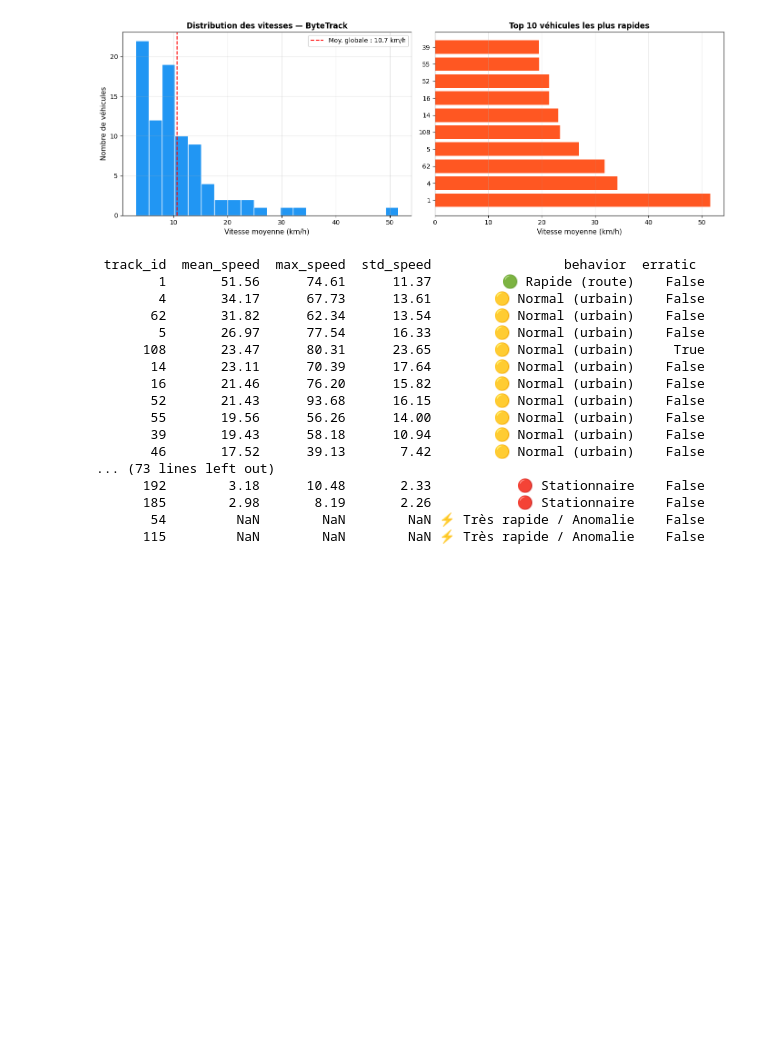
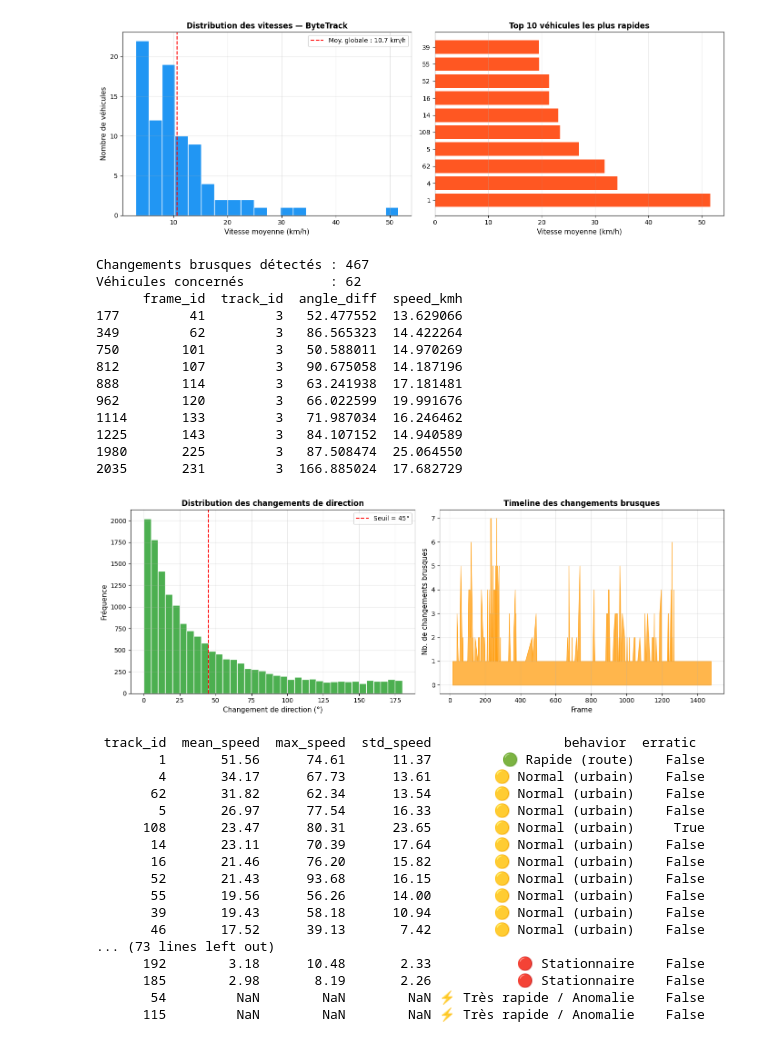
Before and after one commit to Usermer/deep-learning-universe, a Jupyter notebook: tracking_finetune.ipynb, the cells around one changed output. Saved outputs shown, nothing was run; the diff lists cells and outputs as text; code cells hidden in the pictures; blank space fills up the shorter version.

```diff
--- a/tracking_finetune.ipynb
+++ b/tracking_finetune.ipynb
@@ -887,6 +917,68 @@ plt.show()
 26        55       19.56      56.26      14.00
 21        39       19.43      58.18      10.94
 [figure]
+# %%
+# ── Analyse de mouvement — Changements brusques de direction ──────────────────
+ANGLE_THRESH_DEG = 45   # seuil : changement > 45° = brusque
+SPEED_MIN_PX_F   = 1.5  # ignorer les véhicules quasi-statiques
+
+# Angle du vecteur vitesse entre deux frames consécutives
+pred_df['angle'] = np.degrees(np.arctan2(pred_df['dy'], pred_df['dx']))
+pred_df['angle_diff'] = pred_df.groupby('track_id')['angle'].diff().abs()
+# Normaliser entre 0 et 180°
+pred_df['angle_diff'] = pred_df['angle_diff'].apply(
+    lambda a: min(a, 360 - a) if pd.notna(a) else np.nan
+)
+
+# Filtrer sur la vitesse minimale (éviter bruit sur véhicules lents)
+sudden_turns = pred_df[
+    (pred_df['angle_diff'] > ANGLE_THRESH_DEG) &
+    (pred_df['speed_px_f'] > SPEED_MIN_PX_F)
+].copy()
+
+print(f"Changements brusques détectés : {len(sudden_turns)}")
+print(f"Véhicules concernés           : {sudden_turns['track_id'].nunique()}")
+print(sudden_turns[['frame_id','track_id','angle_diff','speed_kmh']].head(10))
+
+# Visualisation — distribution des angles
+fig, axes = plt.subplots(1, 2, figsize=(14, 5))
+
+axes[0].hist(pred_df['angle_diff'].dropna(), bins=36, color='#4CAF50', edgecolor='white')
+axes[0].axvline(ANGLE_THRESH_DEG, color='red', linestyle='--',
+                label=f'Seuil = {ANGLE_THRESH_DEG}°')
+axes[0].set_xlabel('Changement de direction (°)', fontsize=11)
+axes[0].set_ylabel('Fréquence', fontsize=11)
+axes[0].set_title('Distribution des changements de direction', fontsize=12, fontweight='bold')
+axes[0].legend()
+axes[0].grid(alpha=0.3)
+
+# Événements par frame (timeline)
+events_per_frame = sudden_turns.groupby('frame_id').size()
+axes[1].fill_between(events_per_frame.index, events_per_frame.values,
+                     color='#FF9800', alpha=0.7)
+axes[1].set_xlabel('Frame', fontsize=11)
+axes[1].set_ylabel('Nb. de changements brusques', fontsize=11)
+axes[1].set_title('Timeline des changements brusques', fontsize=12, fontweight='bold')
+axes[1].grid(alpha=0.3)
+
+plt.tight_layout()
+plt.savefig('/content/motion_direction.png', dpi=150, bbox_inches='tight')
+plt.show()
+# %% [output]
+Changements brusques détectés : 467
+Véhicules concernés           : 62
+      frame_id  track_id  angle_diff  speed_kmh
+177         41         3   52.477552  13.629066
+349         62         3   86.565323  14.422264
+750        101         3   50.588011  14.970269
+812        107         3   90.675058  14.187196
+888        114         3   63.241938  17.181481
+962        120         3   66.022599  19.991676
+1114       133         3   71.987034  16.246462
+1225       143         3   84.107152  14.940589
+1980       225         3   87.508474  25.064550
+2035       231         3  166.885024  17.682729
+[figure, added]
 # %%
 def classify_vehicle_behavior(row):
     if row['mean_speed'] < 5:
```
Also changed, not shown: parts of 1 cell of this notebook.
